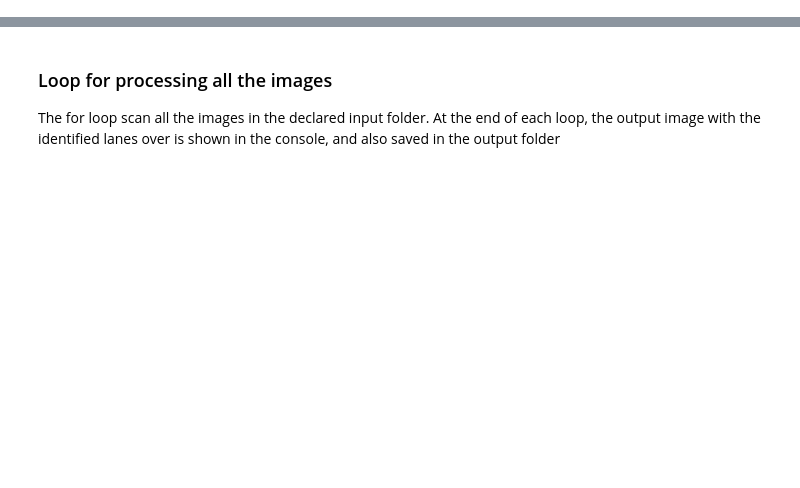
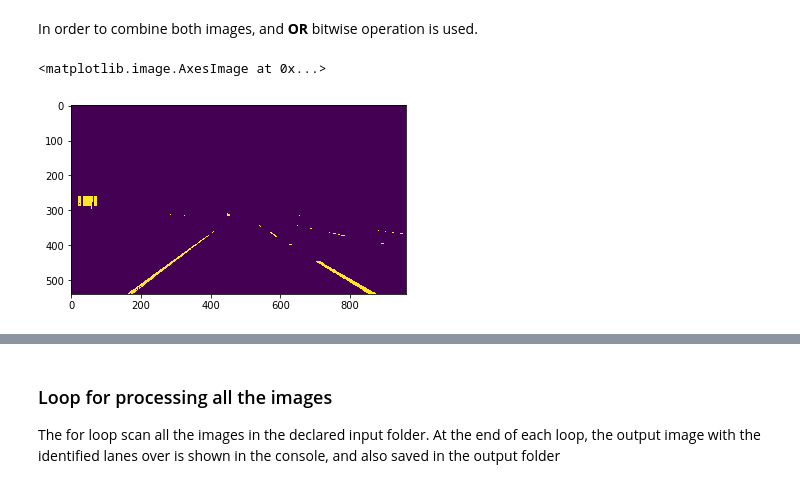
Before and after one commit to toshiharutf/CarND-LaneLines-P1, a Jupyter notebook: P1_LaneLines.ipynb, the cells around one changed output, grey strips where cells are left out. Drawn from its saved outputs; the diff is of its cells as text; code cells hidden in the pictures; blank space fills up the shorter version.

```diff
--- a/P1_LaneLines.ipynb
+++ b/P1_LaneLines.ipynb
@@ -178,0 +286,9 @@ def drawLines(img,leftCurve,rightCurve,verLim):
+# %% [markdown]
+In order to combine both images, and **OR** bitwise operation is used.
+# %%
+imageFiltered = cv2.bitwise_or(imageWhites, imageYellows)
+plt.figure()
+plt.imshow(imageFiltered)
+# %% [output]
+<matplotlib.image.AxesImage at 0x...>
+[figure, added]
```
Also changed, not shown: parts of 18 cells of this notebook, 11 other files.
